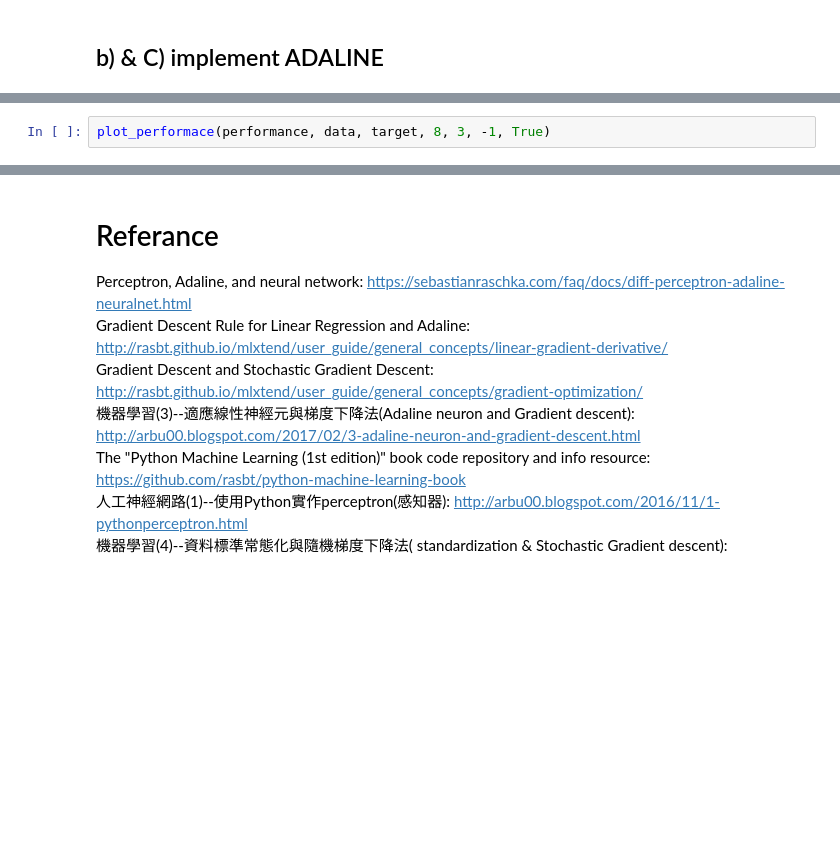
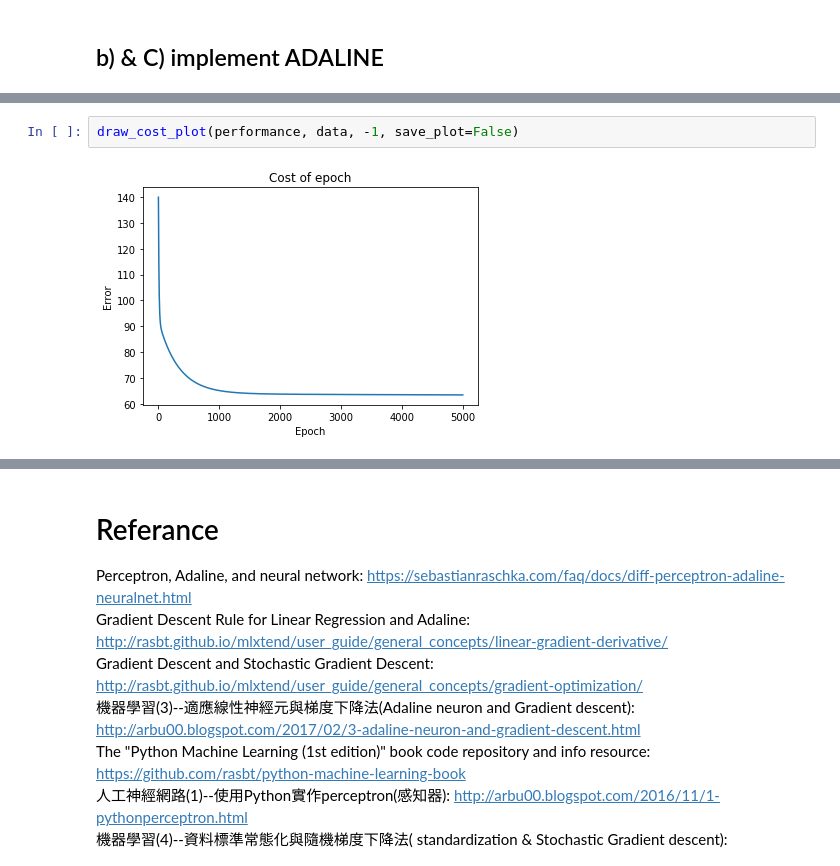
Before and after one commit to juoweichen/SommelierBot, a Jupyter notebook: ft_sommelier-Copy2.ipynb, the cells around one changed output, grey strips where cells are left out. Cells and saved outputs as stored; diff of their text form; blank space fills up the shorter version.

```diff
--- a/ft_sommelier-Copy2.ipynb
+++ b/ft_sommelier-Copy2.ipynb
@@ -401,2 +433,4 @@ KeyboardInterrupt:
-# %%
-plot_performace(performance, data, target, 8, 3, -1, True)
+# %%
+draw_cost_plot(performance, data, -1, save_plot=False)
+# %% [output]
+[figure, added]
```
Also changed, not shown: parts of 19 cells of this notebook, 4 other files.
